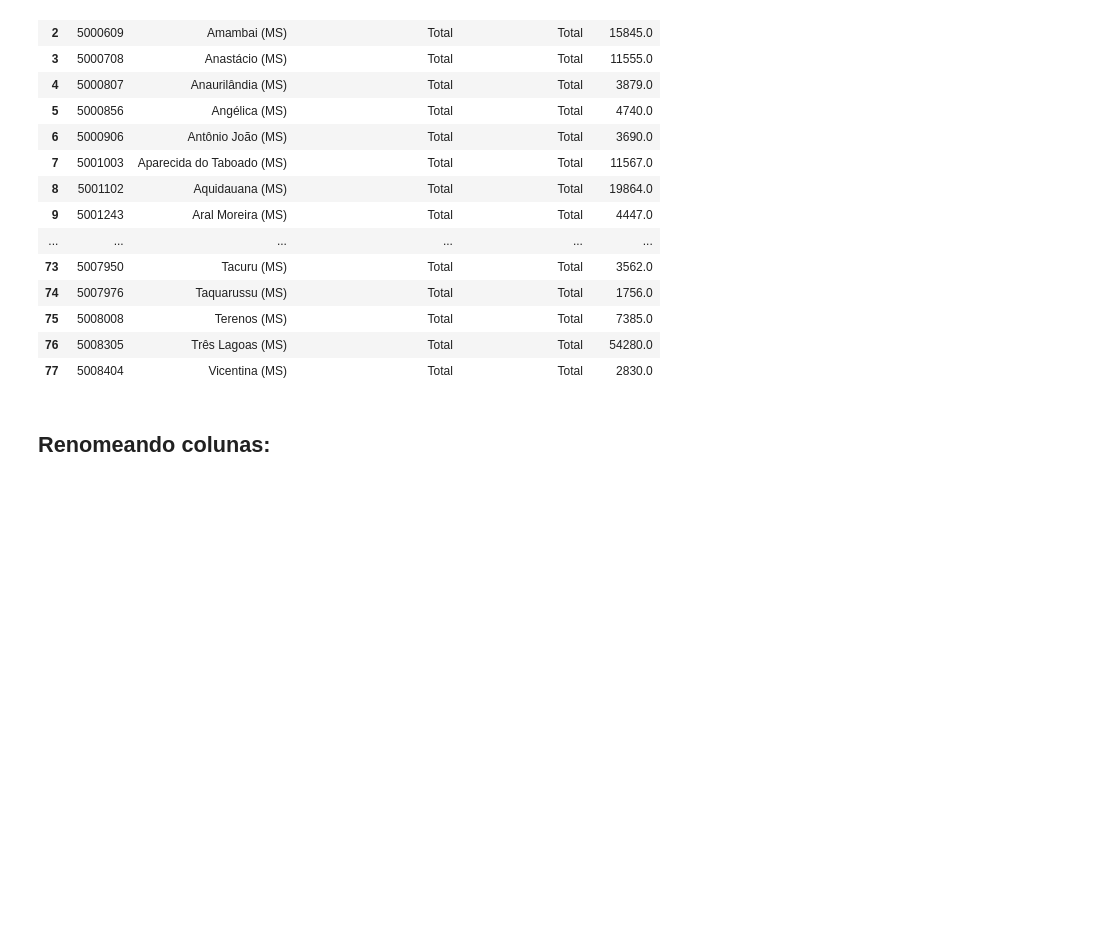
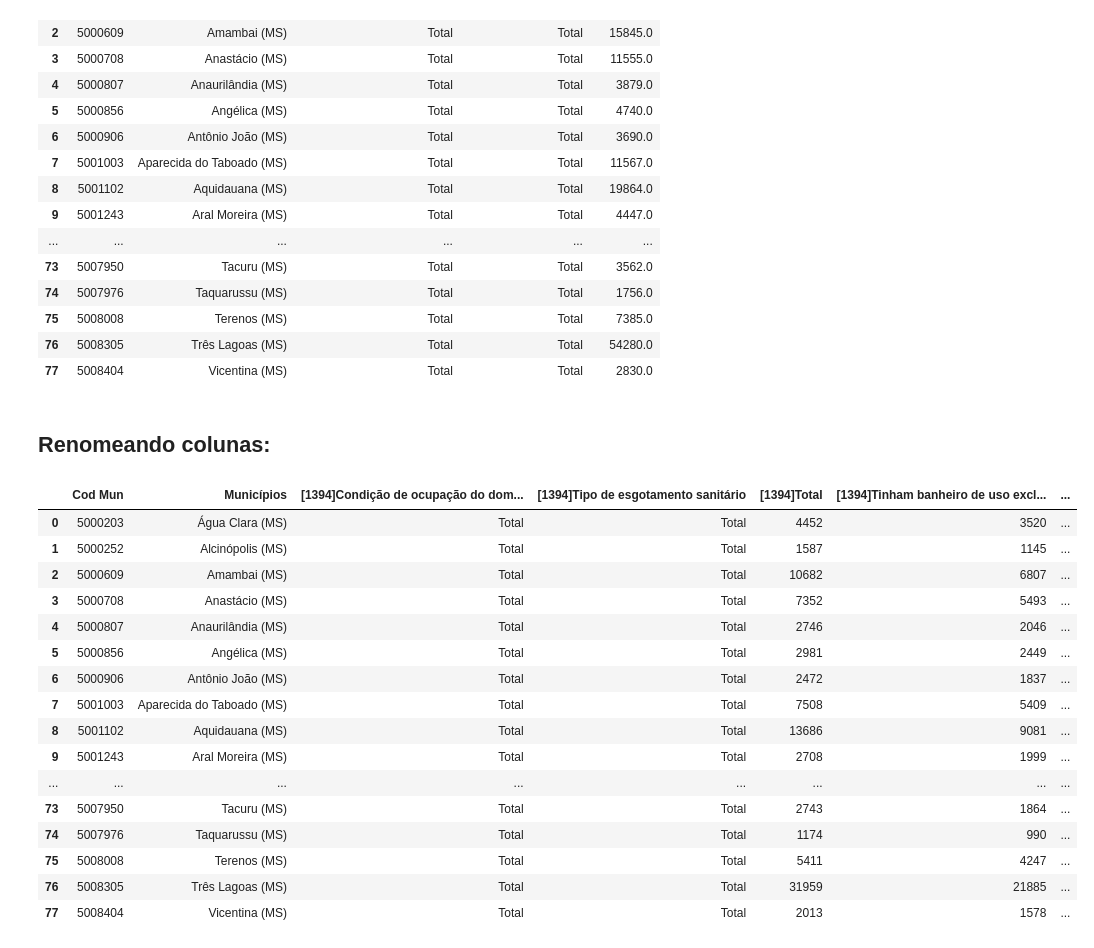
Before and after one commit to arthurchieppe/projetoInfGeo, a Jupyter notebook: Mato_Grosso_do_Sul.ipynb, the cells around one changed output. Cells and saved outputs as stored; diff of their text form; code cells hidden in the pictures; blank space fills up the shorter version.

Commit message:
Falta apenas tudo em um dataframe

```diff
--- a/Mato_Grosso_do_Sul.ipynb
+++ b/Mato_Grosso_do_Sul.ipynb
@@ -137,6 +137,3 @@ for i, df in enumerate(ls_df):
     ls_df[i] = pd.merge(df, ms['CD_GEOCODM'], left_on='Cód.', right_on='CD_GEOCODM', how='inner').drop(columns=['CD_GEOCODM'])
 # %% [markdown]
 ## Tratamentos especiais:
-# %%
-ls_df[3].drop(axis=0, index=0, inplace=True)
-ls_df[8].drop(axis=0, index=0, inplace=True)
@@ -312,3 +261,24 @@ ls_df[0].head(100)
 | 77 | 5008404 | Vicentina (MS) | Total | Total | 2830.0 |
 # %% [markdown]
 ## Renomeando colunas:
+# %%
+ls_df[3].reset_index()
+ls_df[3].head(100)
+# %% [output]
+|  | Cod Mun | Municípios | [1394]Condição de ocupação do dom... | [1394]Tipo de esgotamento sanitário | [1394]Total | [1394]Tinham banheiro de uso excl... | ... |
+| 0 | 5000203 | Água Clara (MS) | Total | Total | 4452 | 3520 | ... |
+| 1 | 5000252 | Alcinópolis (MS) | Total | Total | 1587 | 1145 | ... |
+| 2 | 5000609 | Amambai (MS) | Total | Total | 10682 | 6807 | ... |
+| 3 | 5000708 | Anastácio (MS) | Total | Total | 7352 | 5493 | ... |
+| 4 | 5000807 | Anaurilândia (MS) | Total | Total | 2746 | 2046 | ... |
+| 5 | 5000856 | Angélica (MS) | Total | Total | 2981 | 2449 | ... |
+| 6 | 5000906 | Antônio João (MS) | Total | Total | 2472 | 1837 | ... |
+| 7 | 5001003 | Aparecida do Taboado (MS) | Total | Total | 7508 | 5409 | ... |
+| 8 | 5001102 | Aquidauana (MS) | Total | Total | 13686 | 9081 | ... |
+| 9 | 5001243 | Aral Moreira (MS) | Total | Total | 2708 | 1999 | ... |
+| ... | ... | ... | ... | ... | ... | ... | ... |
+| 73 | 5007950 | Tacuru (MS) | Total | Total | 2743 | 1864 | ... |
+| 74 | 5007976 | Taquarussu (MS) | Total | Total | 1174 | 990 | ... |
+| 75 | 5008008 | Terenos (MS) | Total | Total | 5411 | 4247 | ... |
+| 76 | 5008305 | Três Lagoas (MS) | Total | Total | 31959 | 21885 | ... |
+| 77 | 5008404 | Vicentina (MS) | Total | Total | 2013 | 1578 | ... |
```
Also changed, not shown: parts of 7 cells of this notebook.
